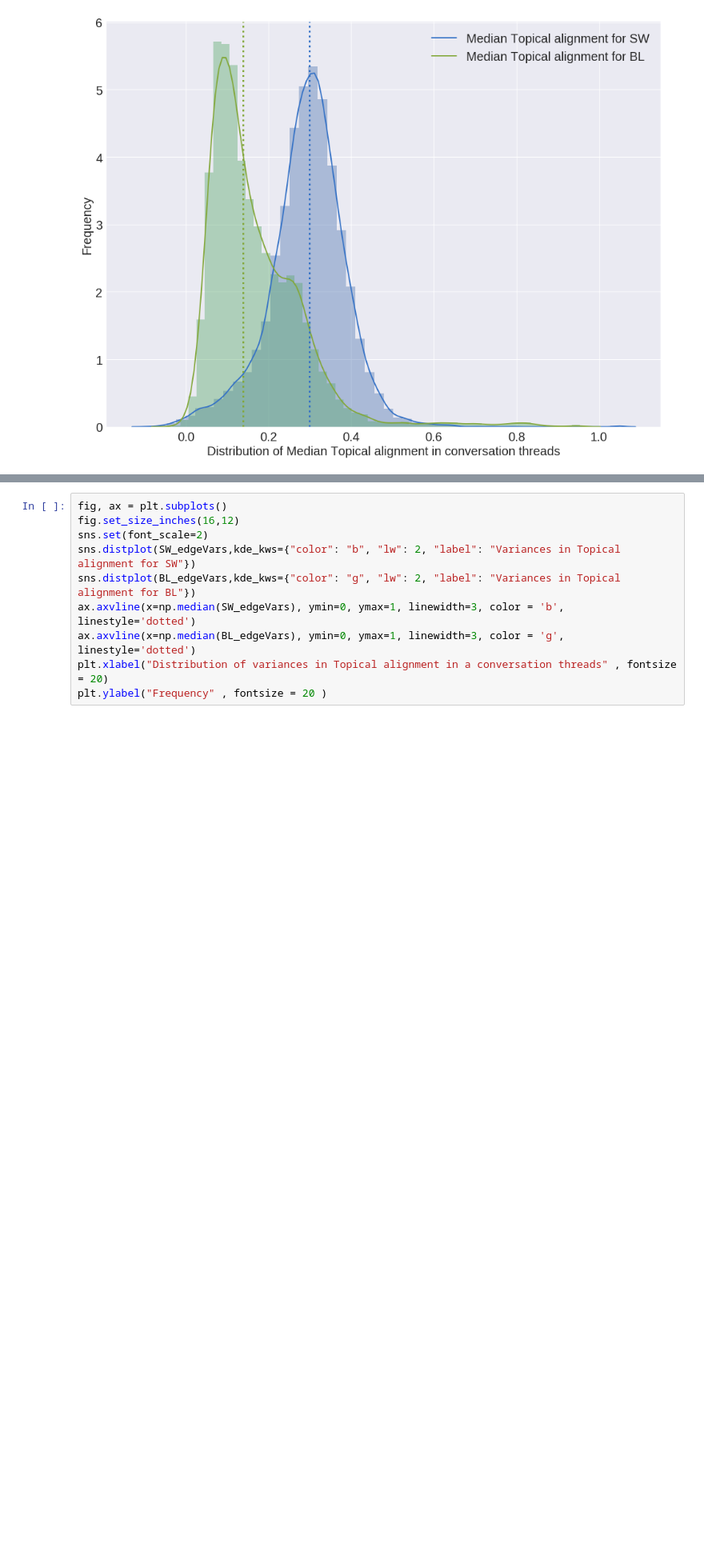
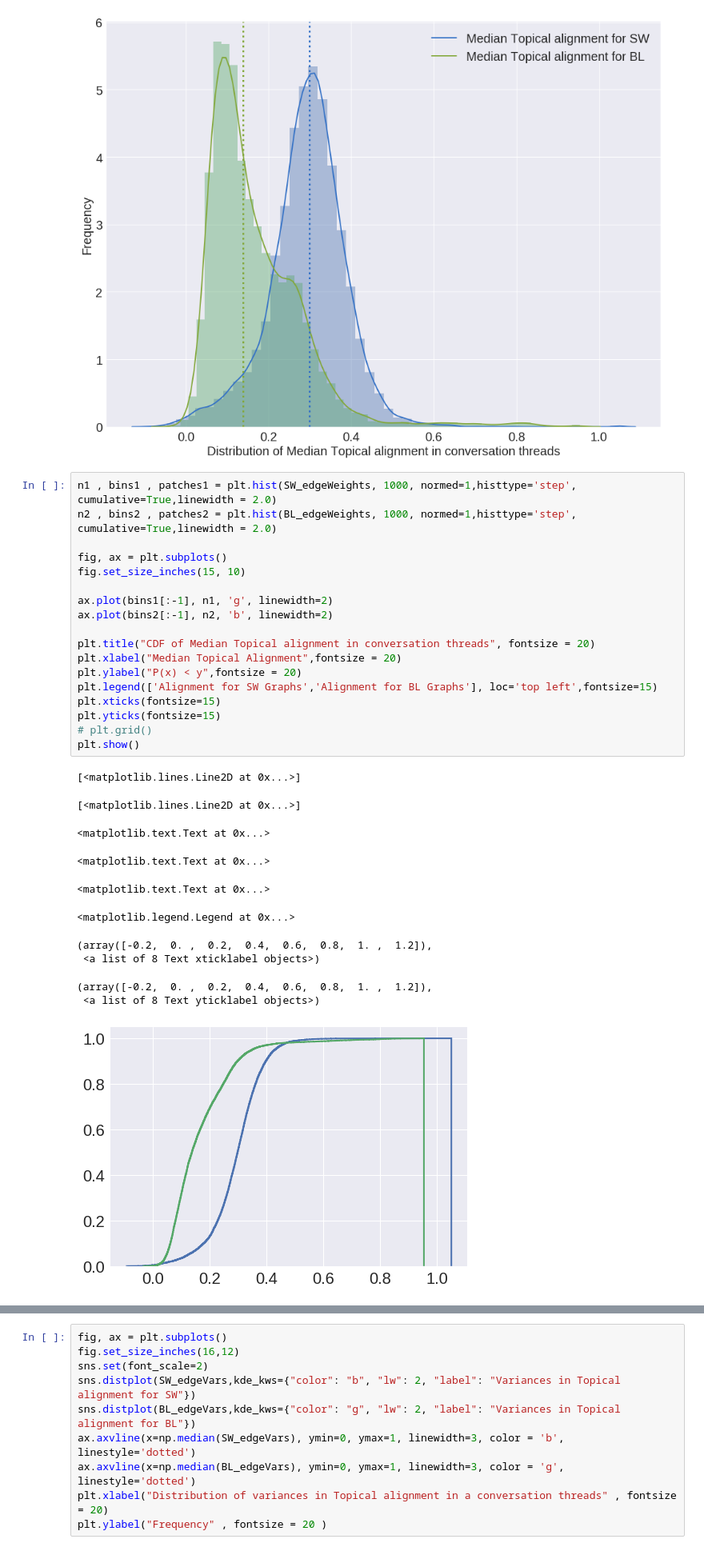
Before and after one commit to sagarjoglekar/redditTools, a Jupyter notebook: Notebooks/GraphAnalysis.ipynb, the cells around one changed output, grey strips where cells are left out. Shown at 80% size. Saved outputs shown, nothing was run; the diff lists cells and outputs as text; blank space fills up the shorter version.

```diff
--- a/Notebooks/GraphAnalysis.ipynb
+++ b/Notebooks/GraphAnalysis.ipynb
@@ -860,3 +879,33 @@ plt.ylabel("Frequency" , fontsize = 20 )
 <matplotlib.text.Text at 0x...>
 <matplotlib.text.Text at 0x...>
 [figure]
+# %%
+n1 , bins1 , patches1 = plt.hist(SW_edgeWeights, 1000, normed=1,histtype='step', cumulative=True,linewidth = 2.0)
+n2 , bins2 , patches2 = plt.hist(BL_edgeWeights, 1000, normed=1,histtype='step', cumulative=True,linewidth = 2.0)
+
+fig, ax = plt.subplots()
+fig.set_size_inches(15, 10)
+
+ax.plot(bins1[:-1], n1, 'g', linewidth=2)
+ax.plot(bins2[:-1], n2, 'b', linewidth=2)
+
+plt.title("CDF of Median Topical alignment in conversation threads", fontsize = 20)
+plt.xlabel("Median Topical Alignment",fontsize = 20)
+plt.ylabel("P(x) < y",fontsize = 20)
+plt.legend(['Alignment for SW Graphs','Alignment for BL Graphs'], loc='top left',fontsize=15)
+plt.xticks(fontsize=15)
+plt.yticks(fontsize=15)
+# plt.grid()
+plt.show()
+# %% [output]
+[<matplotlib.lines.Line2D at 0x...>]
+[<matplotlib.lines.Line2D at 0x...>]
+<matplotlib.text.Text at 0x...>
+<matplotlib.text.Text at 0x...>
+<matplotlib.text.Text at 0x...>
+<matplotlib.legend.Legend at 0x...>
+(array([-0.2,  0. ,  0.2,  0.4,  0.6,  0.8,  1. ,  1.2]),
+ <a list of 8 Text xticklabel objects>)
+(array([-0.2,  0. ,  0.2,  0.4,  0.6,  0.8,  1. ,  1.2]),
+ <a list of 8 Text yticklabel objects>)
+[figure, added]
```
Also changed, not shown: parts of 43 cells of this notebook, 1 other file.
